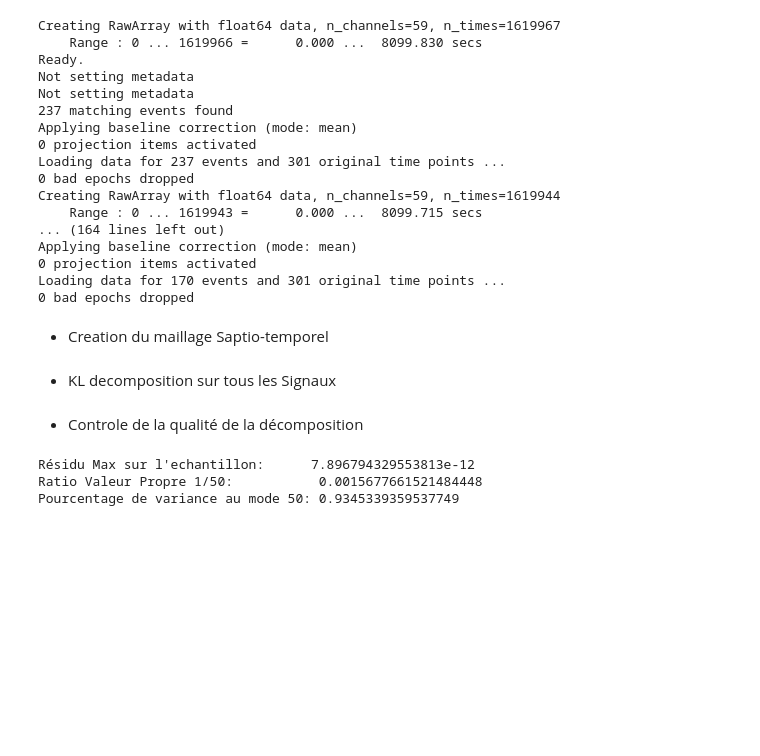
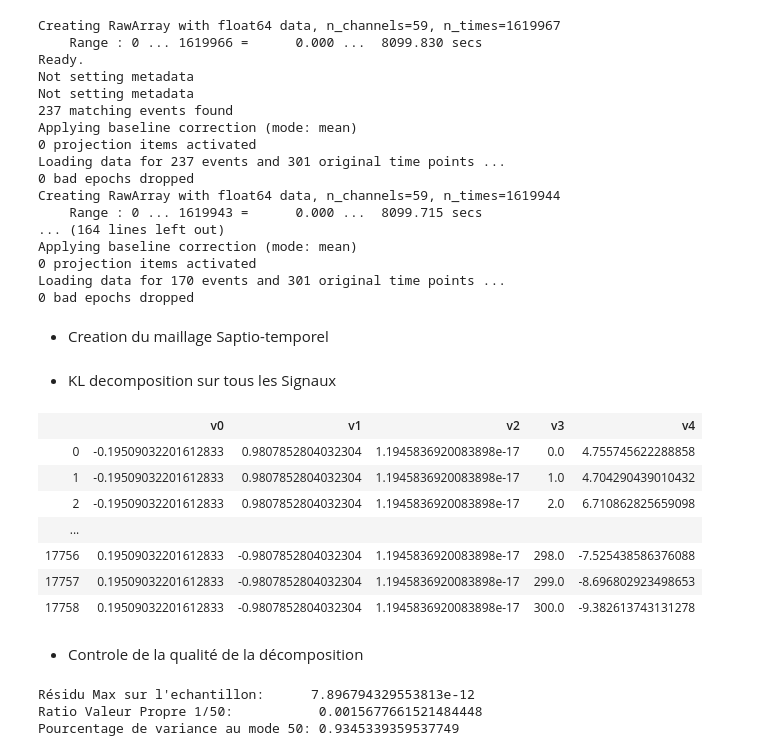
Before and after one commit to cobando/EmergencyBraking, a Jupyter notebook: Notebooks/3_KLEventNoEvent_mne.ipynb, the cells around one changed output. Saved outputs shown, nothing was run; the diff lists cells and outputs as text; code cells hidden in the pictures; blank space fills up the shorter version.

```diff
--- a/Notebooks/3_KLEventNoEvent_mne.ipynb
+++ b/Notebooks/3_KLEventNoEvent_mne.ipynb
@@ -180,6 +180,17 @@ algo = ot.KarhunenLoeveSVDAlgorithm(process_sample,w_v, s)
 algo.run()
 
 fPCA     = algo.getResult()
+# %%
+process_sample[0]
+# %% [output]
+|  | v0 | v1 | v2 | v3 | v4 |
+| 0 | -0.19509032201612833 | 0.9807852804032304 | 1.1945836920083898e-17 | 0.0 | 4.755745622288858 |
+| 1 | -0.19509032201612833 | 0.9807852804032304 | 1.1945836920083898e-17 | 1.0 | 4.704290439010432 |
+| 2 | -0.19509032201612833 | 0.9807852804032304 | 1.1945836920083898e-17 | 2.0 | 6.710862825659098 |
+| ... |  |  |  |  |  |
+| 17756 | 0.19509032201612833 | -0.9807852804032304 | 1.1945836920083898e-17 | 298.0 | -7.525438586376088 |
+| 17757 | 0.19509032201612833 | -0.9807852804032304 | 1.1945836920083898e-17 | 299.0 | -8.696802923498653 |
+| 17758 | 0.19509032201612833 | -0.9807852804032304 | 1.1945836920083898e-17 | 300.0 | -9.382613743131278 |
 # %% [markdown]
 * Controle de la qualité de la décomposition
 # %%
```
Also changed, not shown: 7 other files.
